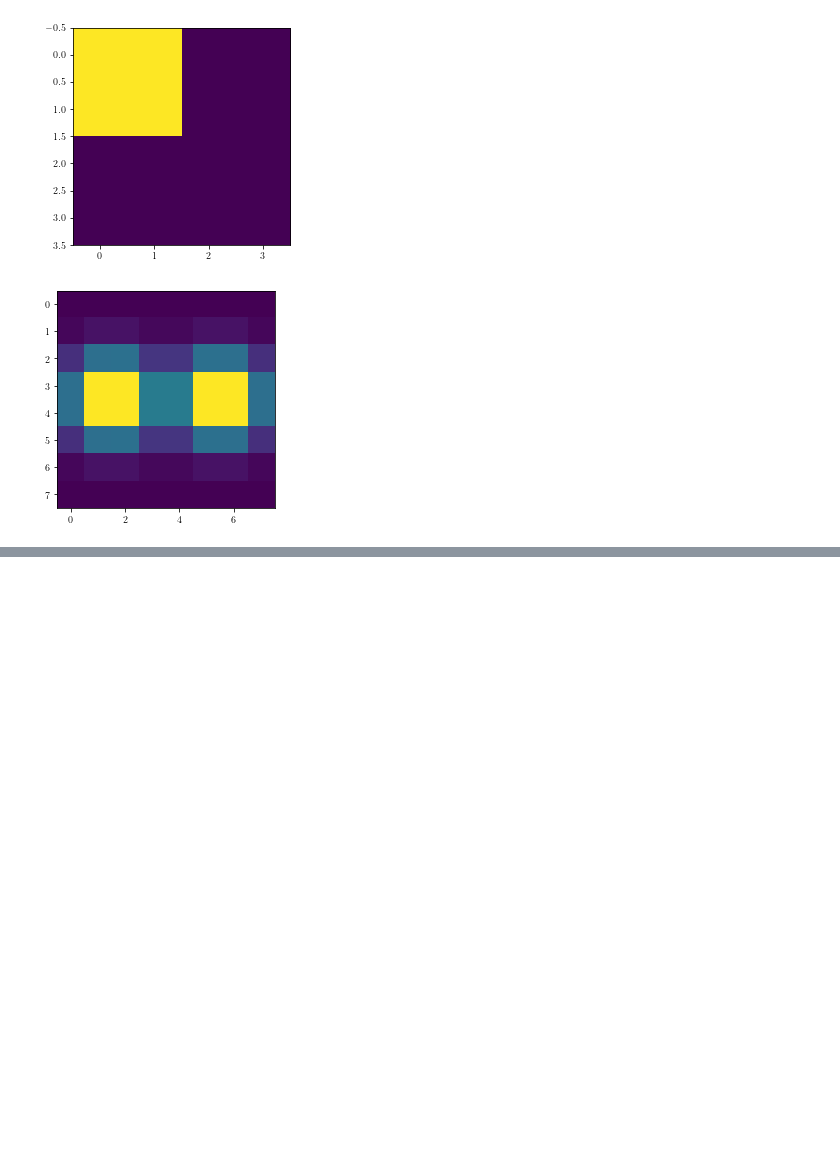
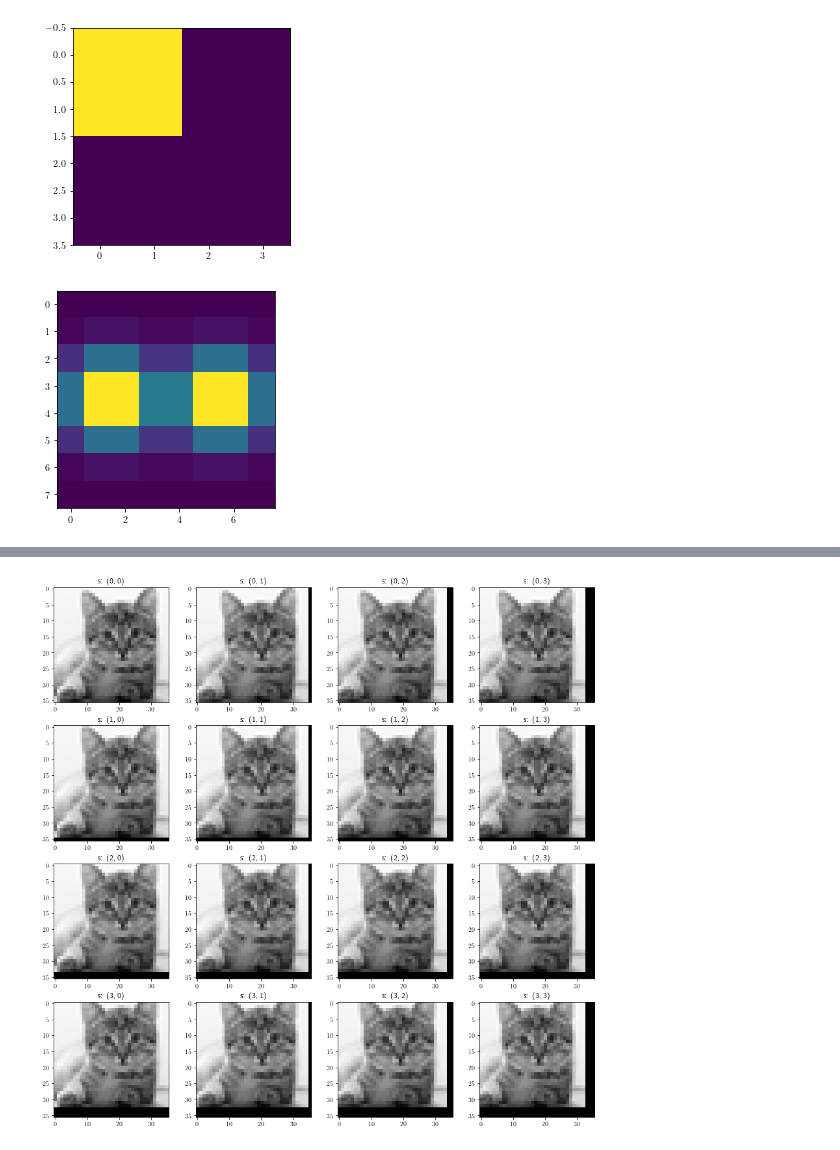
Before and after one commit to rstanuwijaya/jensen-lab-analysis, a Jupyter notebook: notebooks/newgdi.ipynb, the cells around one changed output, grey strips where cells are left out. Drawn from its saved outputs; the diff is of its cells as text; code cells hidden in the pictures; blank space fills up the shorter version.

```diff
--- a/notebooks/newgdi.ipynb
+++ b/notebooks/newgdi.ipynb
@@ -334,0 +401,23 @@ plt.show()
+# %%
+path = '../common/cat.png'
+slm_res = (36, 36)
+camera_res = (9, 9)
+mac_res = (4, 4)
+shift = (0, 0)
+n = 16
+sigma = 6
+
+fig, axs = plt.subplots(4, 4, figsize=(15, 15))
+
+avg = np.zeros(mac_res)
+for i in range(4):
+    for j in range(4):
+        shift = (i, j)
+        sim = GhostSimulator(path, slm_res, camera_res, mac_res, n, shift=shift, sigma=sigma, method='zigzag', mode='ideal')
+        cnt = sim.run_simulation()
+        avg[i, j] = np.average(sim.G2.flatten())
+        ax = axs[i, j]
+        axs[i, j].set_title(f"s: {shift}")
+        axs[i, j].imshow(np.abs(sim.G2), vmax=sim.T.flatten().max(),cmap='gray')
+# %% [output]
+[figure, added]
```
Also changed, not shown: parts of 1 cell of this notebook, 4 other files.
